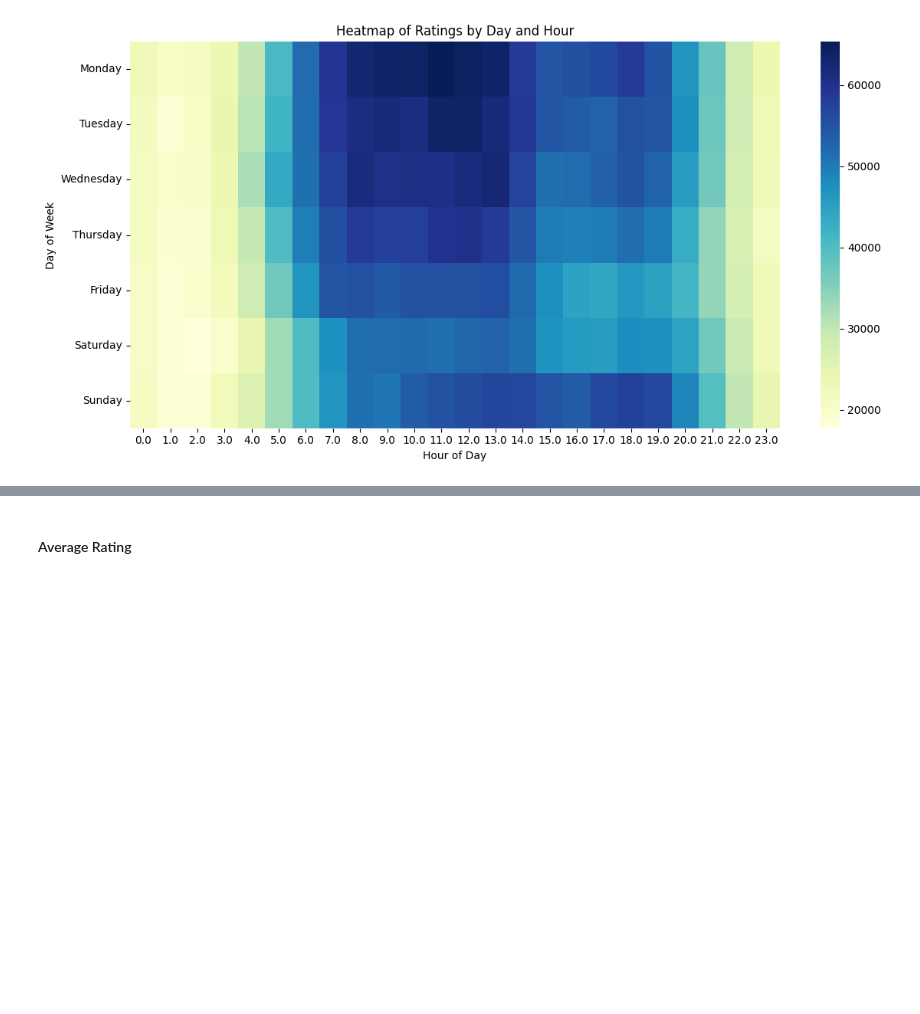
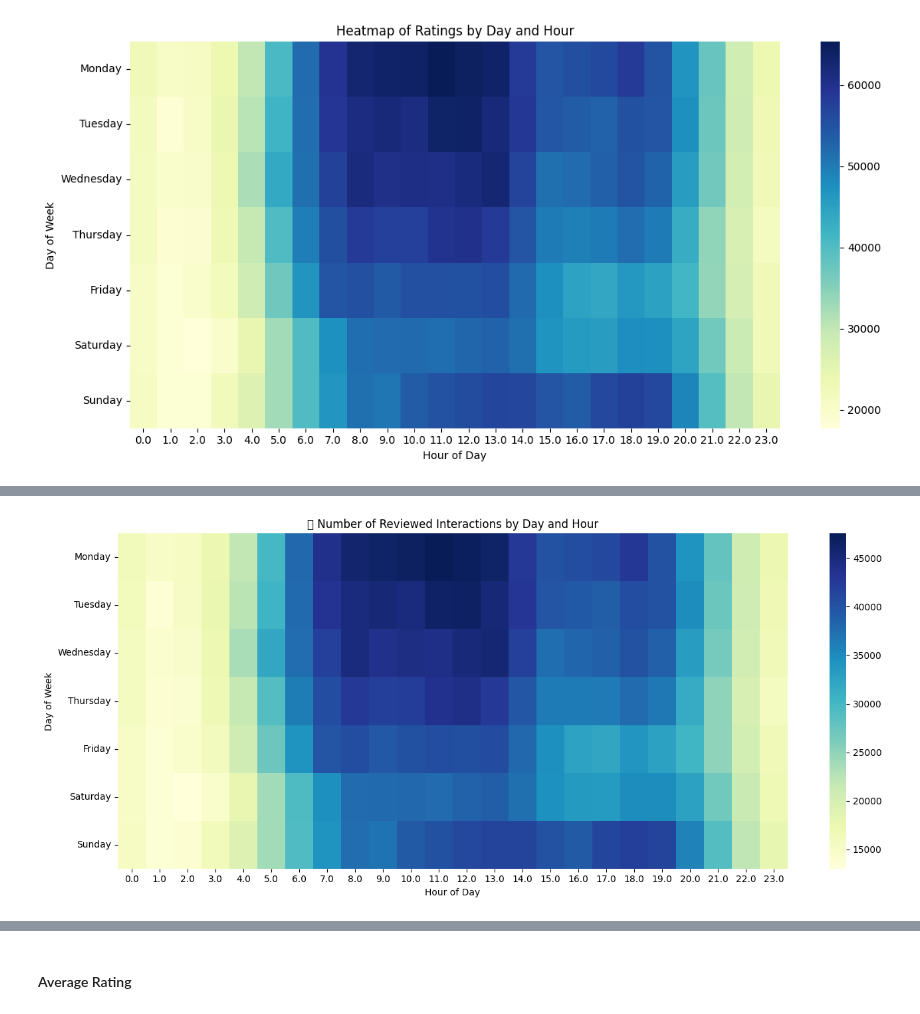
Before and after one commit to Matzmuda4/Goodreads-Recommender-Solution, a Jupyter notebook: EDA.ipynb, the cells around one changed output, grey strips where cells are left out. Saved outputs shown, nothing was run; the diff lists cells and outputs as text; code cells hidden in the pictures; blank space fills up the shorter version.

```diff
--- a/EDA.ipynb
+++ b/EDA.ipynb
@@ -650,0 +727,24 @@ plt.show()
+# %%
+# Filter by review type
+reviewed = ratings_df[ratings_df["is_reviewed"] == 1]
+not_reviewed = ratings_df[ratings_df["is_reviewed"] == 0]
+
+# Pivot into heatmap format
+reviewed_heatmap = reviewed.pivot_table(index="day_of_week", columns="hour", values="rating", aggfunc="count")
+not_reviewed_heatmap = not_reviewed.pivot_table(index="day_of_week", columns="hour", values="rating", aggfunc="count")
+
+# Standard day order
+day_order = ["Monday", "Tuesday", "Wednesday", "Thursday", "Friday", "Saturday", "Sunday"]
+reviewed_heatmap = reviewed_heatmap.reindex(day_order)
+not_reviewed_heatmap = not_reviewed_heatmap.reindex(day_order)
+
+# Heatmap 1: Reviewed
+plt.figure(figsize=(14, 6))
+sns.heatmap(reviewed_heatmap, cmap="YlGnBu")
+plt.title("📘 Number of Reviewed Interactions by Day and Hour")
+plt.xlabel("Hour of Day")
+plt.ylabel("Day of Week")
+plt.tight_layout()
+plt.show()
+# %% [output]
+[figure, added]
```
Also changed, not shown: parts of 67 cells of this notebook.
